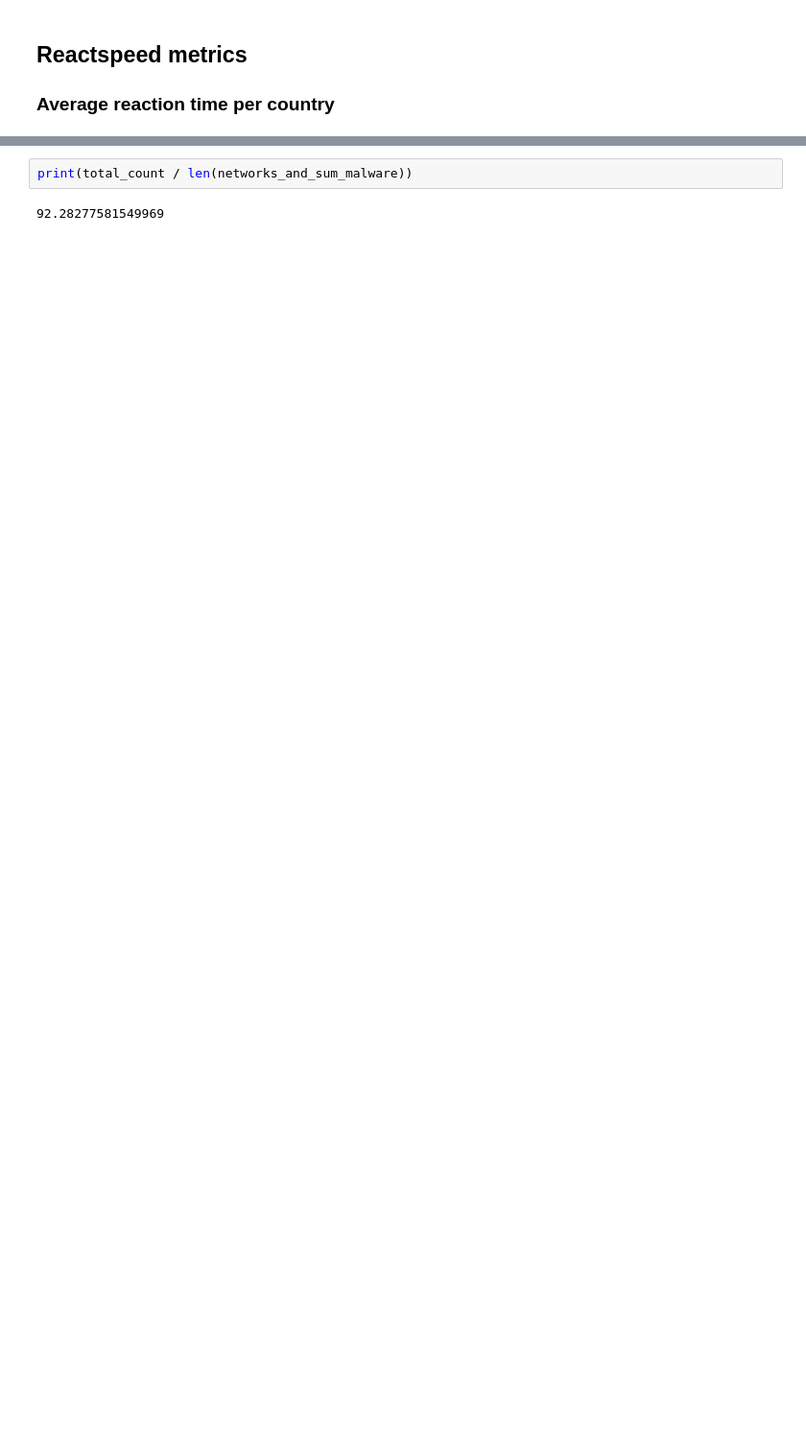
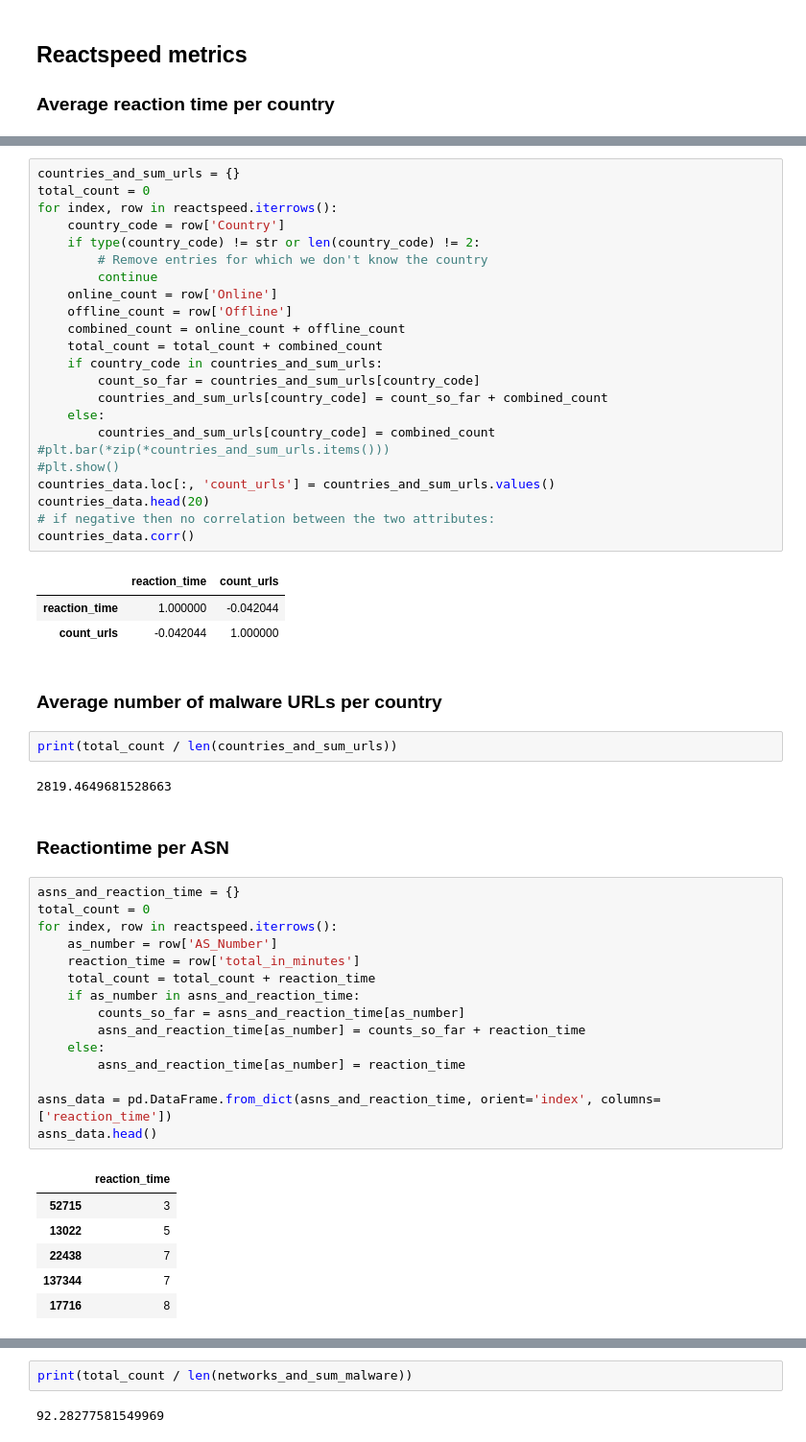
Before and after one commit to tderoon/Cybereconomicsgroup4, a Jupyter notebook: explored_data_sm.ipynb, the cells around one changed output, grey strips where cells are left out. Shown: that part at 96% size. Saved outputs shown, nothing was run; the diff lists cells and outputs as text; blank space fills up the shorter version.

```diff
--- a/explored_data_sm.ipynb
+++ b/explored_data_sm.ipynb
@@ -106,0 +121,57 @@ median
+# %%
+countries_and_sum_urls = {}
+total_count = 0
+for index, row in reactspeed.iterrows():
+    country_code = row['Country']
+    if type(country_code) != str or len(country_code) != 2:
+        # Remove entries for which we don't know the country
+        continue
+    online_count = row['Online']
+    offline_count = row['Offline']
+    combined_count = online_count + offline_count
+    total_count = total_count + combined_count
+    if country_code in countries_and_sum_urls:
+        count_so_far = countries_and_sum_urls[country_code]
+        countries_and_sum_urls[country_code] = count_so_far + combined_count
+    else:
+        countries_and_sum_urls[country_code] = combined_count
+#plt.bar(*zip(*countries_and_sum_urls.items()))
+#plt.show()
+countries_data.loc[:, 'count_urls'] = countries_and_sum_urls.values()
+countries_data.head(20)
+# if negative then no correlation between the two attributes:
+countries_data.corr()
+# %% [output]
+|  | reaction_time | count_urls |
+| reaction_time | 1.000000 | -0.042044 |
+| count_urls | -0.042044 | 1.000000 |
+# %% [markdown]
+### Average number of malware URLs per country
+# %%
+print(total_count / len(countries_and_sum_urls))
+# %% [output]
+2819.4649681528663
+# %% [markdown]
+### Reactiontime per ASN
+# %%
+asns_and_reaction_time = {}
+total_count = 0
+for index, row in reactspeed.iterrows():
+    as_number = row['AS_Number']
+    reaction_time = row['total_in_minutes']
+    total_count = total_count + reaction_time
+    if as_number in asns_and_reaction_time:
+        counts_so_far = asns_and_reaction_time[as_number]
+        asns_and_reaction_time[as_number] = counts_so_far + reaction_time
+    else:
+        asns_and_reaction_time[as_number] = reaction_time
+
+asns_data = pd.DataFrame.from_dict(asns_and_reaction_time, orient='index', columns=['reaction_time'])
+asns_data.head()
+# %% [output]
+|  | reaction_time |
+| 52715 | 3 |
+| 13022 | 5 |
+| 22438 | 7 |
+| 137344 | 7 |
+| 17716 | 8 |
```
Also changed, not shown: parts of 19 cells of this notebook.
